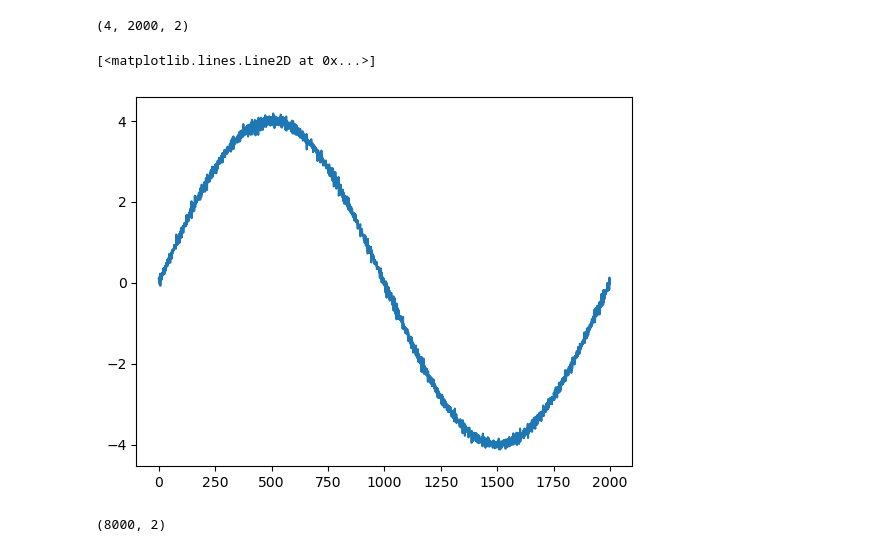
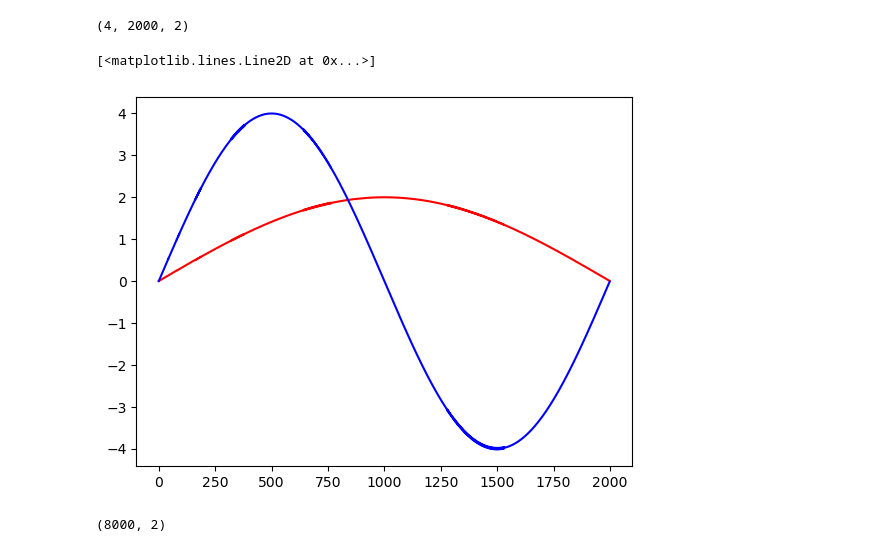
Before and after one commit to fraziphy/LinearDecoder, a Jupyter notebook: notebook/cheching_funcs_linear_decoder_training_trials.ipynb, the cells around one changed output. Saved outputs shown, nothing was run; the diff lists cells and outputs as text; code cells hidden in the pictures.

```diff
--- a/notebook/cheching_funcs_linear_decoder_training_trials.ipynb
+++ b/notebook/cheching_funcs_linear_decoder_training_trials.ipynb
@@ -20,7 +37,10 @@ for trial in range(1,5):
+# %%
+spikes_trials_all = []
+for trial in range(1,5):
+    spike_1 = generate_data.dummy_spiketimes(n_neurons, duration, dt, avg_rate)
+    spikes_trials_all.append(spike_1)
 # %%
-n_steps = 2000
-n_neurons = 10000
-dt = 0.1
+n_steps = int(duration/dt)
 # %%
 spike_matrices = np.array([funcs.spikes_to_matrix(trial_spikes, n_steps, n_neurons, dt) for trial_spikes in spikes_trials_all])
 # %%
@@ -28,11 +48,7 @@ tau = 10
 kernel = np.exp(-np.arange(0, 5 * tau, dt) / tau)
 filtered_spikes_training_trials = funcs.filter_spikes_exp_kernel(spike_matrices, kernel)
 # %%
-
-
-duration_ms = 200
-num_samples = int(duration_ms / dt)
-time = np.arange(num_samples) * dt
+time = np.arange(n_steps) * dt
 
 # Generate base sine wave with a period of 400 ms
 frequency = 2.5  # 2.5 Hz for 400 ms period
@@ -42,4 +58,4 @@ base_sine = 2 * np.sin(2 * np.pi * frequency * time / 1000)
 signal1 = np.maximum(base_sine, 0)
 signal2 = 4 * np.sin(4 * np.pi * frequency * time / 1000)
 # %%
-signal = np.append(signal1,signal2).reshape(2,num_samples)
+signal = np.append(signal1,signal2).reshape(2,n_steps)
@@ -63,10 +77,11 @@ y.shape
 # %% [output]
 (4, 2000, 2)
 # %%
-plt.plot(y[0,:,1])
+plt.plot(y[0,:,0],"r")
+plt.plot(y[0,:,1],"b")
 # %% [output]
 [<matplotlib.lines.Line2D at 0x...>]
-[figure, old version]
+[figure, new version]
 # %%
 n_signals = 2
 n_trials = 4
```
Also changed, not shown: parts of 5 cells of this notebook, 2 other files.
